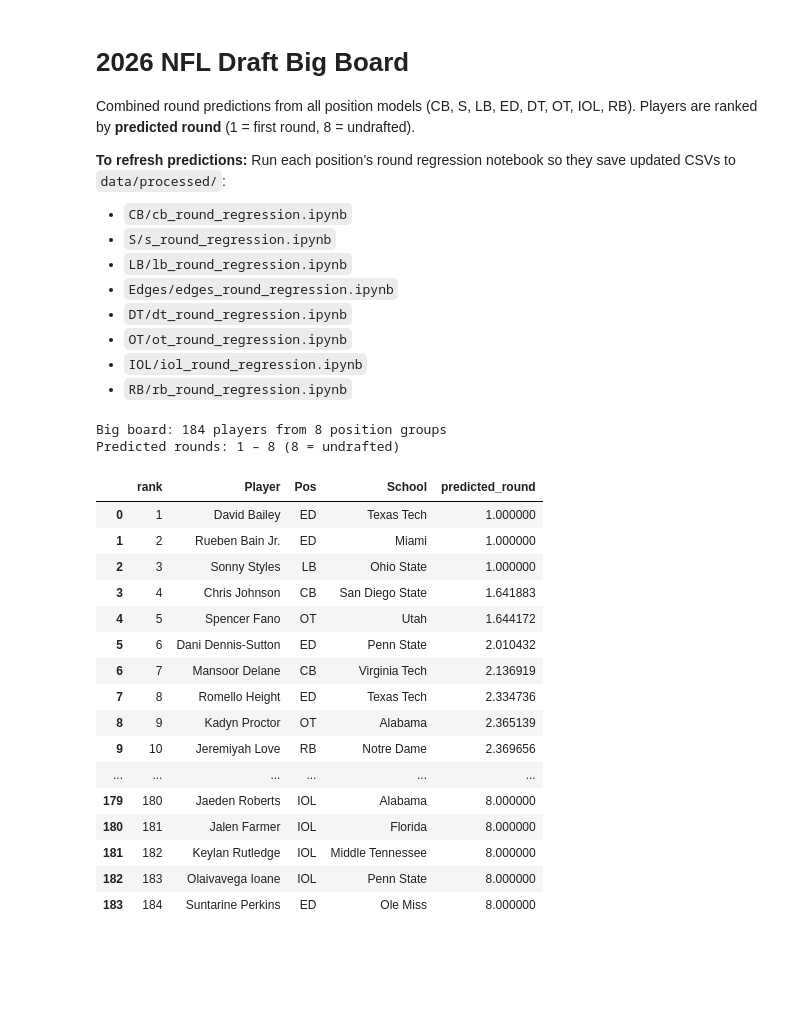
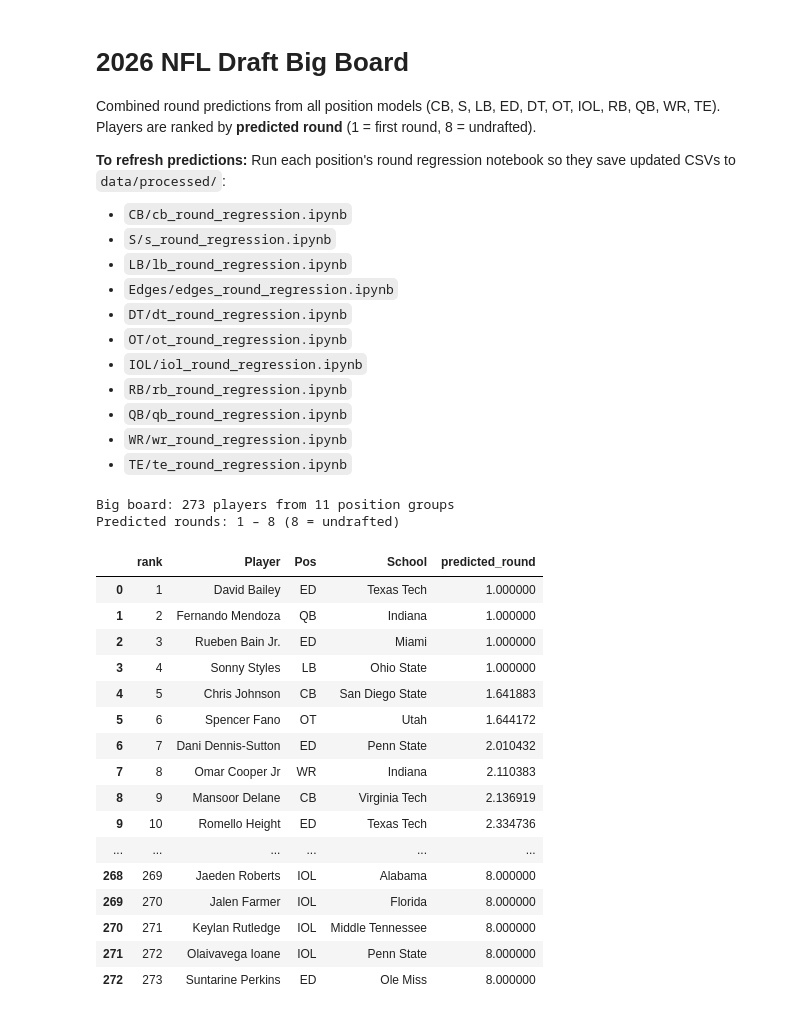
Before and after one commit to greynathan/2026_NFL_Draft, a Jupyter notebook: big_board_2026.ipynb, the cells around one changed output. Cells and saved outputs as stored; diff of their text form; code cells hidden in the pictures; blank space fills up the shorter version.

Commit message:
all models finished and ran

```diff
--- a/big_board_2026.ipynb
+++ b/big_board_2026.ipynb
@@ -1,7 +1,7 @@
 # %% [markdown]
 # 2026 NFL Draft Big Board
 
-Combined round predictions from all position models (CB, S, LB, ED, DT, OT, IOL, RB). Players are ranked by **predicted round** (1 = first round, 8 = undrafted).
+Combined round predictions from all position models (CB, S, LB, ED, DT, OT, IOL, RB, QB, WR, TE). Players are ranked by **predicted round** (1 = first round, 8 = undrafted).
 
 **To refresh predictions:** Run each position's round regression notebook so they save updated CSVs to `data/processed/`:
 - `CB/cb_round_regression.ipynb`
@@ -12,6 +12,9 @@ Combined round predictions from all position models (CB, S, LB, ED, DT, OT, IOL,
 - `OT/ot_round_regression.ipynb`
 - `IOL/iol_round_regression.ipynb`
 - `RB/rb_round_regression.ipynb`
+- `QB/qb_round_regression.ipynb`
+- `WR/wr_round_regression.ipynb`
+- `TE/te_round_regression.ipynb`
 # %%
 import pandas as pd
 import os
@@ -30,51 +33,54 @@ pred_files = [
     ('ot_2026_predictions.csv', 'OT'),
     ('iol_2026_predictions.csv', 'IOL'),
     ('rb_2026_predictions.csv', 'RB'),
+    ('qb_2026_predictions.csv', 'QB'),
+    ('wr_2026_predictions.csv', 'WR'),
+    ('te_2026_predictions.csv', 'TE'),
 ]
 
 dfs = []
 for filename, pos in pred_files:
     path = os.path.join(DATA, filename)
     if os.path.exists(path):
         df = pd.read_csv(path)
         if 'Pos' not in df.columns:
             df['Pos'] = pos
         dfs.append(df)
     else:
         print(f"Missing {path} — run the {pos} round regression notebook to generate it.")
 
 if not dfs:
     raise SystemExit("No prediction files found. Run each position's round_regression notebook first.")
 
 big = pd.concat(dfs, ignore_index=True)
 big = big.sort_values(['predicted_round', 'Player']).reset_index(drop=True)
 big.insert(0, 'rank', big.index + 1)
 
 # Reorder columns: rank, Player, Pos, School, predicted_round
 cols = [c for c in ['rank', 'Player', 'Pos', 'School', 'predicted_round'] if c in big.columns]
 big_board = big[cols].copy()
 big_board['predicted_round'] = big_board['predicted_round'].astype(float)
 
 print(f"Big board: {len(big_board)} players from {len(dfs)} position groups")
 print(f"Predicted rounds: {big_board['predicted_round'].min():.0f} – {big_board['predicted_round'].max():.0f} (8 = undrafted)")
 display(big_board)
 # %% [output]
-Big board: 184 players from 8 position groups
+Big board: 273 players from 11 position groups
 Predicted rounds: 1 – 8 (8 = undrafted)
 |  | rank | Player | Pos | School | predicted_round |
 | 0 | 1 | David Bailey | ED | Texas Tech | 1.000000 |
-| 1 | 2 | Rueben Bain Jr. | ED | Miami | 1.000000 |
-| 2 | 3 | Sonny Styles | LB | Ohio State | 1.000000 |
-| 3 | 4 | Chris Johnson | CB | San Diego State | 1.641883 |
-| 4 | 5 | Spencer Fano | OT | Utah | 1.644172 |
-| 5 | 6 | Dani Dennis-Sutton | ED | Penn State | 2.010432 |
-| 6 | 7 | Mansoor Delane | CB | Virginia Tech | 2.136919 |
-| 7 | 8 | Romello Height | ED | Texas Tech | 2.334736 |
-| 8 | 9 | Kadyn Proctor | OT | Alabama | 2.365139 |
-| 9 | 10 | Jeremiyah Love | RB | Notre Dame | 2.369656 |
+| 1 | 2 | Fernando Mendoza | QB | Indiana | 1.000000 |
+| 2 | 3 | Rueben Bain Jr. | ED | Miami | 1.000000 |
+| 3 | 4 | Sonny Styles | LB | Ohio State | 1.000000 |
+| 4 | 5 | Chris Johnson | CB | San Diego State | 1.641883 |
+| 5 | 6 | Spencer Fano | OT | Utah | 1.644172 |
+| 6 | 7 | Dani Dennis-Sutton | ED | Penn State | 2.010432 |
+| 7 | 8 | Omar Cooper Jr | WR | Indiana | 2.110383 |
+| 8 | 9 | Mansoor Delane | CB | Virginia Tech | 2.136919 |
+| 9 | 10 | Romello Height | ED | Texas Tech | 2.334736 |
 | ... | ... | ... | ... | ... | ... |
-| 179 | 180 | Jaeden Roberts | IOL | Alabama | 8.000000 |
-| 180 | 181 | Jalen Farmer | IOL | Florida | 8.000000 |
-| 181 | 182 | Keylan Rutledge | IOL | Middle Tennessee | 8.000000 |
-| 182 | 183 | Olaivavega Ioane | IOL | Penn State | 8.000000 |
-| 183 | 184 | Suntarine Perkins | ED | Ole Miss | 8.000000 |
+| 268 | 269 | Jaeden Roberts | IOL | Alabama | 8.000000 |
+| 269 | 270 | Jalen Farmer | IOL | Florida | 8.000000 |
+| 270 | 271 | Keylan Rutledge | IOL | Middle Tennessee | 8.000000 |
+| 271 | 272 | Olaivavega Ioane | IOL | Penn State | 8.000000 |
+| 272 | 273 | Suntarine Perkins | ED | Ole Miss | 8.000000 |
```
Also changed, not shown: 31 other files.
